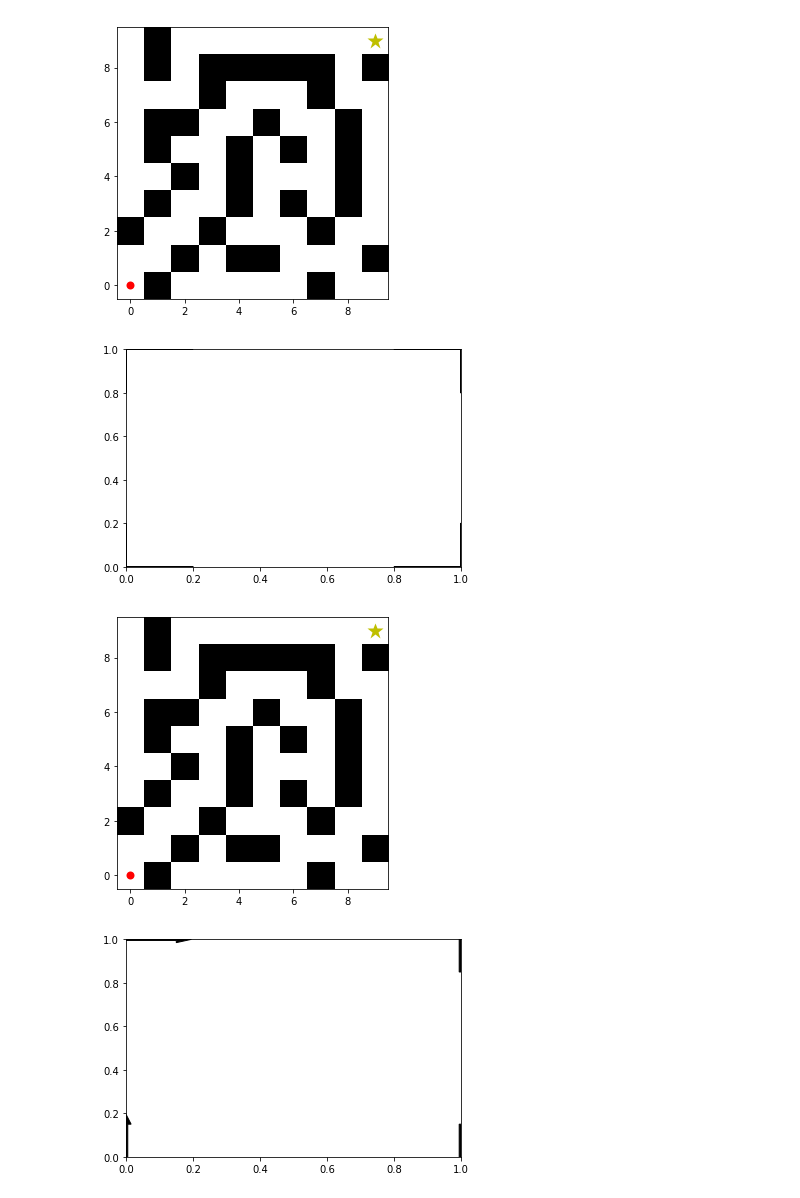
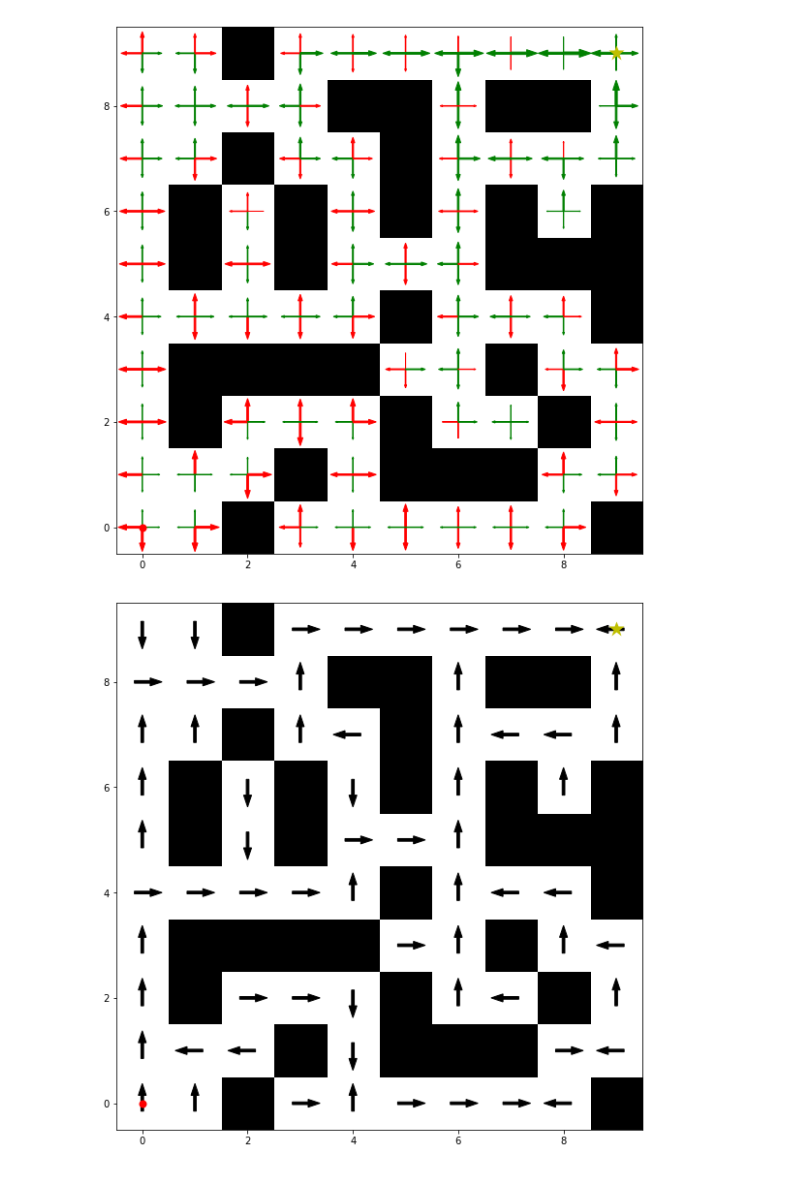
Before and after one commit to bandreghetti/ICIN2018-2, a Jupyter notebook: Exp6/Q-table.ipynb, the cells around one changed output. Drawn from its saved outputs; the diff is of its cells as text; code cells hidden in the pictures.

Commit message:
Fix Q-Table maze

```diff
--- a/Exp6/Q-table.ipynb
+++ b/Exp6/Q-table.ipynb
@@ -6,6 +6,7 @@ import matplotlib.pyplot as plt
 from environment import MazeEnv
 mx = 10
 my = 10
+max_steps = mx*my
 env = MazeEnv(mx, my)
 env.reset()
 env.render()
@@ -14,9 +15,9 @@ env.render()
 # %%
 Q = np.random.rand(mx * my, 4)  # dimensions: states, actions
 
-alpha = 0.3  # learning rate, i.e. which fraction of the Q values should be updated
+alpha = 0.2  # learning rate, i.e. which fraction of the Q values should be updated
 gamma = 0.9  # discount factor, i.e. to which extent the algorithm considers possible future rewards
-epsilon = 0.2  # probability to choose random action instead of best action
+epsilon = 0.4  # probability to choose random action instead of best action
 
 def state_index(state):
     return state[0] + mx * state[1]
@@ -26,11 +27,11 @@ history = []
 verbose = False
 heatmap = np.zeros((mx, my))
 
-for epoch in range(200):
+for epoch in range(1000):
     state = env.reset()
     done = False
-
-    while not done:
+    i = 0
+    while not done and env.time < max_steps:
         if verbose: print('State {} (index {}),'.format(state, state_index(state)))
         heatmap[state] += 1
 
@@ -47,7 +48,10 @@ for epoch in range(200):
         Q[state_index(state), action] += alpha * (reward + gamma * np.max(Q[state_index(new_state)]) - Q[state_index(state), action])
         state = new_state
 
-    history.append(info['time'])
+    if env.time != max_steps:
+        history.append(info['time'])
+    else:
+        history.append(max_steps+1)
     if verbose: print('Finished in {} steps'.format(info['time']))
 # %%
 plt.plot(history)
@@ -77,26 +73,34 @@ Text(0,0.5,'State')
 # %%
 # Plot arrows for each direction, where the arrow width represents the Q value.
 env.reset()
 env.render()
-arrow_length = 0.2
-c = 'k'
-width_factor = 0.001 / np.max(Q)
+arrow_length = 0.3
+width_factor = 0.05 / np.max(Q)
 for x in range(mx):
     for y in range(my):
-        plt.arrow(x, y, 0., arrow_length, ec=c, fc=c, width=width_factor*Q[state_index((x, y)), 0])  # up
-        plt.arrow(x, y, 0., -arrow_length, ec=c, fc=c, width=width_factor*Q[state_index((x, y)), 1])  # down
-        plt.arrow(x, y, -arrow_length, 0., ec=c, fc=c, width=width_factor*Q[state_index((x, y)), 2])  # left
-        plt.arrow(x, y, arrow_length, 0., ec=c, fc=c, width=width_factor*Q[state_index((x, y)), 3])  # right
+        for d in range(4):
+            if env.maze[x, y] == 0:
+                if Q[state_index((x, y)), d] > 0:
+                    c = 'g'
+                else:
+                    c = 'r'
+                if d == 0:
+                    plt.arrow(x, y, 0., arrow_length, ec=c, fc=c, width=width_factor*np.abs(Q[state_index((x, y)), d])) # up
+                elif d == 1:
+                    plt.arrow(x, y, 0., -arrow_length, ec=c, fc=c, width=width_factor*np.abs(Q[state_index((x, y)), d])) # down
+                elif d == 2:
+                    plt.arrow(x, y, -arrow_length, 0., ec=c, fc=c, width=width_factor*np.abs(Q[state_index((x, y)), d])) # left
+                elif d == 3:
+                    plt.arrow(x, y, arrow_length, 0., ec=c, fc=c, width=width_factor*np.abs(Q[state_index((x, y)), d])) # right
 # %% [output]
-[figure, old version]
+[figure, new version]
-[figure, removed]
 # %%
 # Plot arrow for the direction with the highest Q value.
 env.reset()
 env.render()
 l = 0.3
 c = 'k'
-w = 0.01
+w = 0.05
 for x in range(mx):
     for y in range(my):
         best_action = np.argmax(Q[state_index((x, y))])
@@ -109,8 +113,7 @@ for x in range(mx):
         elif best_action == 3:
             plt.arrow(x-0.5*l, y, l, 0., ec=c, fc=c, width=w)  # right
 # %% [output]
-[figure, old version]
+[figure, new version]
-[figure, removed]
 # %%
 # Single run.
 verbose = False
```
Also changed, not shown: parts of 5 cells of this notebook, 3 other files.
